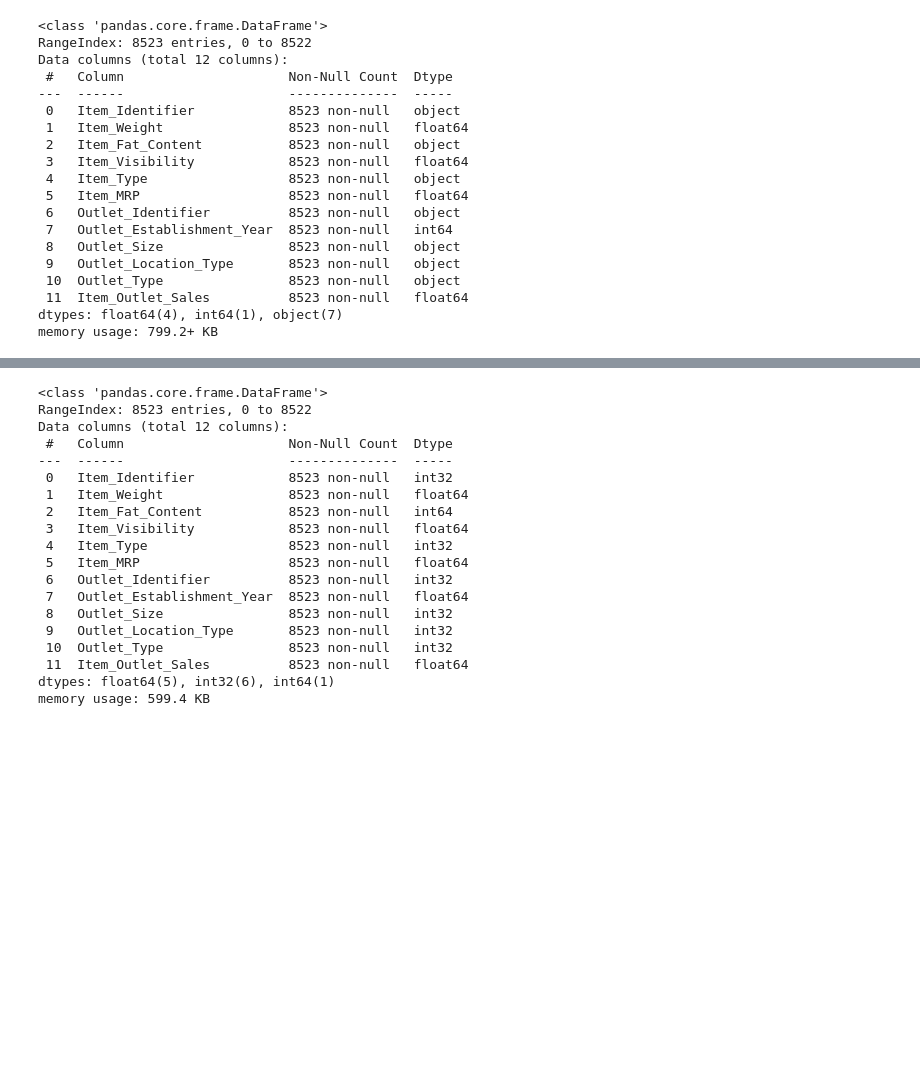
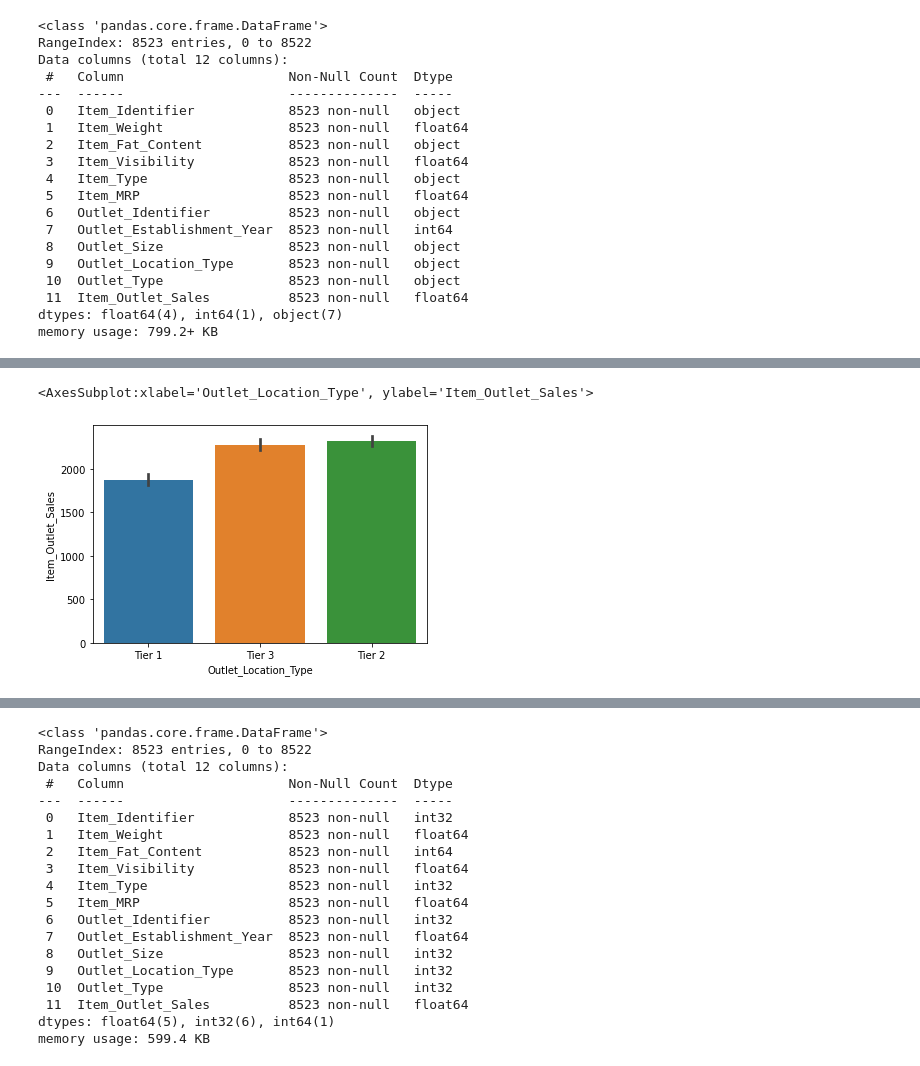
Before and after one commit to Roopesh1070/machine-learning-projects, a Jupyter notebook: supermarket sales prediction.ipynb, the cells around one changed output, grey strips where cells are left out. Drawn from its saved outputs; the diff is of its cells as text; code cells hidden in the pictures; blank space fills up the shorter version.

```diff
--- a/supermarket sales prediction.ipynb
+++ b/supermarket sales prediction.ipynb
@@ -130,0 +147,5 @@ sns.histplot(df["Outlet_Type"])
+# %%
+sns.barplot(x="Outlet_Location_Type",y="Item_Outlet_Sales",data=df)
+# %% [output]
+<AxesSubplot:xlabel='Outlet_Location_Type', ylabel='Item_Outlet_Sales'>
+[figure, added]
```
Also changed, not shown: parts of 14 cells of this notebook.
